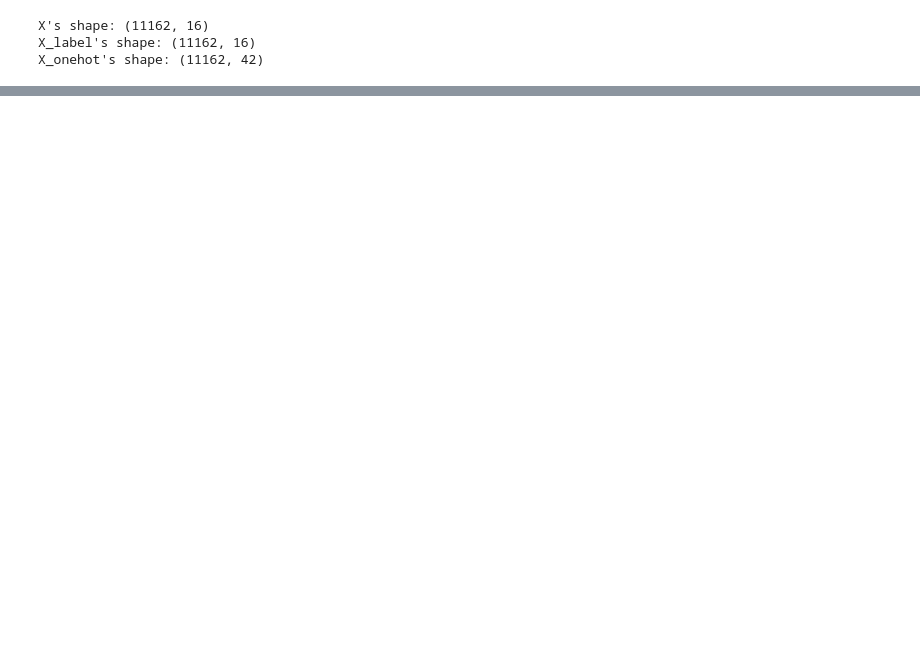
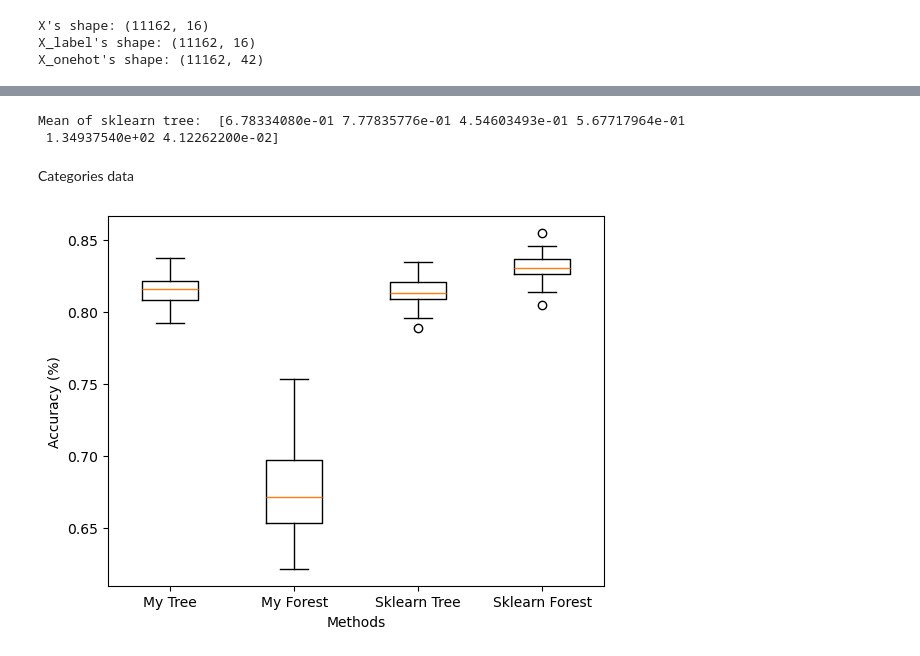
Before and after one commit to HiepDoTrong/decision_tree_and_random_forest, a Jupyter notebook: evaluation.ipynb, the cells around one changed output, grey strips where cells are left out. Drawn from its saved outputs; the diff is of its cells as text; code cells hidden in the pictures; blank space fills up the shorter version.

```diff
--- a/evaluation.ipynb
+++ b/evaluation.ipynb
@@ -223 +171,7 @@ def comparative(X, y, loops=1, cate=True):
+# %%
+# results
+results_my_tree = []
+results_my_forest = []
+results_sk_tree = []
+results_sk_forest = []
 # %%
@@ -309,0 +198,15 @@ import numpy as np
+# %%
+results_my_tree = np.array(results_my_tree)
+results_my_forest = np.array(results_my_forest)
+results_sk_tree = np.array(results_sk_tree)
+results_sk_forest = np.array(results_sk_forest)
+# %%
+def box_plot(data, y, cat=False):
+    plt.boxplot(data, showfliers=True)
+    plt.xlabel('Methods')
+    plt.ylabel(y)
+    if cat==True:
+        plt.xticks([1, 2], ['My Tree', 'My Forest'])
+    else:
+        plt.xticks([1, 2, 3, 4], ['My Tree', 'My Forest', 'Sklearn Tree', 'Sklearn Forest'])
+    plt.show()
@@ -309,0 +219,13 @@ import numpy as np
+# %%
+mean = calculate_mean(results_my_forest)
+print("Mean of sklearn tree: ", mean)
+# %% [output]
+Mean of sklearn tree:  [6.78334080e-01 7.77835776e-01 4.54603493e-01 5.67717964e-01
+ 1.34937540e+02 4.12262200e-02]
+# %% [markdown]
+Categories data
+# %%
+# accuracy
+box_plot([results_my_tree[:,0], results_my_forest[:,0], results_sk_tree[:,0], results_sk_forest[:,0]], y='Accuracy (%)', cat=False)
+# %% [output]
+[figure, added]
```
Also changed, not shown: parts of 14 cells of this notebook, 22 other files.
